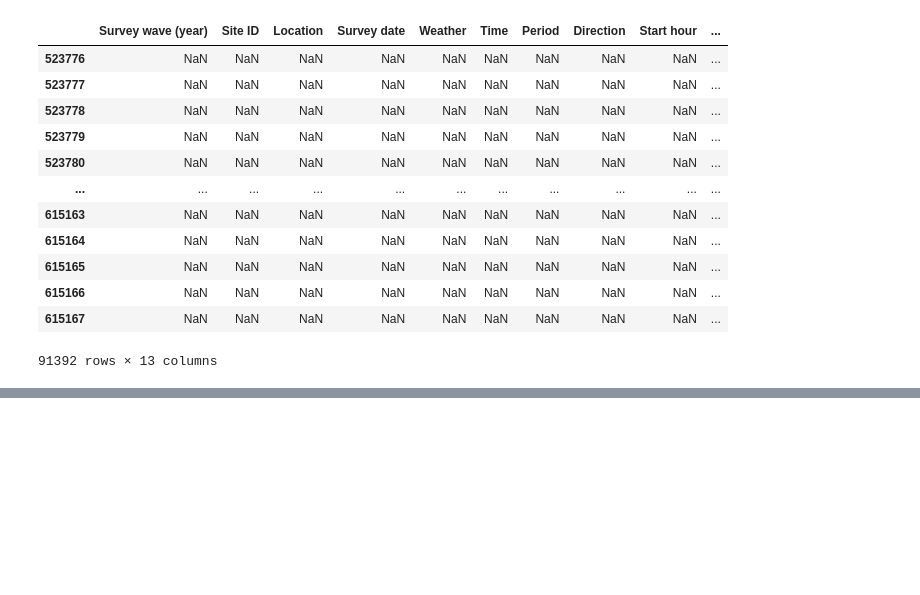
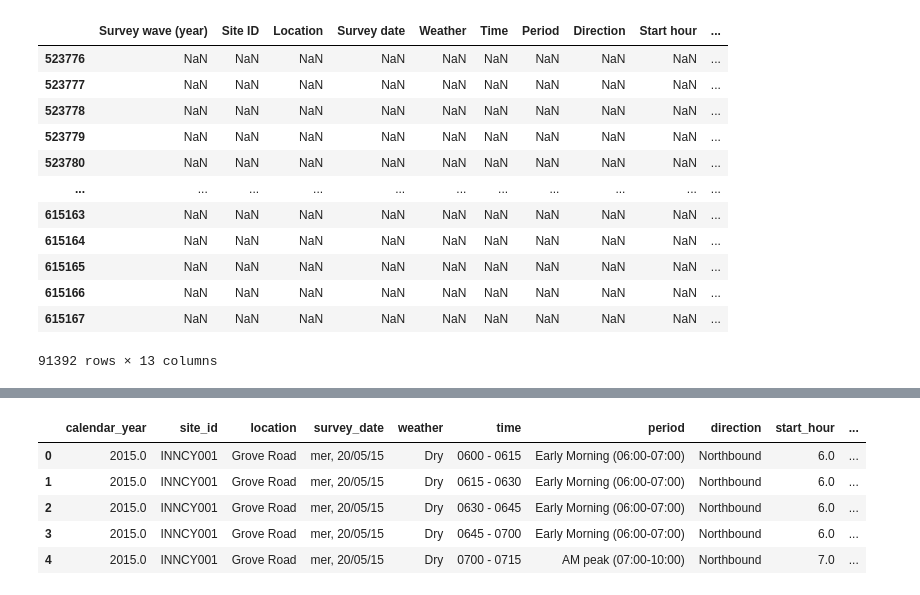
Before and after one commit to teamlse2022/Thoughtworks, a Jupyter notebook: London Dataset/LSE Employer Project Central, Inner London and Biking Sites Analysis 23-09-22.ipynb, the cells around one changed output, grey strips where cells are left out. Cells and saved outputs as stored; diff of their text form; code cells hidden in the pictures; blank space fills up the shorter version.

```diff
--- a/London Dataset/LSE Employer Project Central, Inner London and Biking Sites Analysis 23-09-22.ipynb
+++ b/London Dataset/LSE Employer Project Central, Inner London and Biking Sites Analysis 23-09-22.ipynb
@@ -782,0 +874,24 @@ inn_lon[inn_lon['Location'].isnull()] #'Location' column is used randomly here,
+# %%
+# Segregating days and date from 'Survey_Date' column
+
+# making a temporary data frame for segregation
+temp_df_date_1 = inn_lon["survey_date"].str.split("," , n = 1, expand = True)
+
+# Adding new columns in main dataframe for days and dates of survey
+
+# Day Column
+inn_lon["day_survey"] = temp_df_date_1[0]
+
+# Date Column
+inn_lon["date_survey"] = temp_df_date_1[1]
+# %%
+inn_lon.rename(columns = {"calendar_quarter": "calendar_year"}, inplace=True)
+# %%
+inn_lon.head()
+# %% [output]
+|  | calendar_year | site_id | location | survey_date | weather | time | period | direction | start_hour | ... |
+| 0 | 2015.0 | INNCY001 | Grove Road | mer, 20/05/15 | Dry | 0600 - 0615 | Early Morning (06:00-07:00) | Northbound | 6.0 | ... |
+| 1 | 2015.0 | INNCY001 | Grove Road | mer, 20/05/15 | Dry | 0615 - 0630 | Early Morning (06:00-07:00) | Northbound | 6.0 | ... |
+| 2 | 2015.0 | INNCY001 | Grove Road | mer, 20/05/15 | Dry | 0630 - 0645 | Early Morning (06:00-07:00) | Northbound | 6.0 | ... |
+| 3 | 2015.0 | INNCY001 | Grove Road | mer, 20/05/15 | Dry | 0645 - 0700 | Early Morning (06:00-07:00) | Northbound | 6.0 | ... |
+| 4 | 2015.0 | INNCY001 | Grove Road | mer, 20/05/15 | Dry | 0700 - 0715 | AM peak (07:00-10:00) | Northbound | 7.0 | ... |
```
Also changed, not shown: parts of 32 cells of this notebook.
